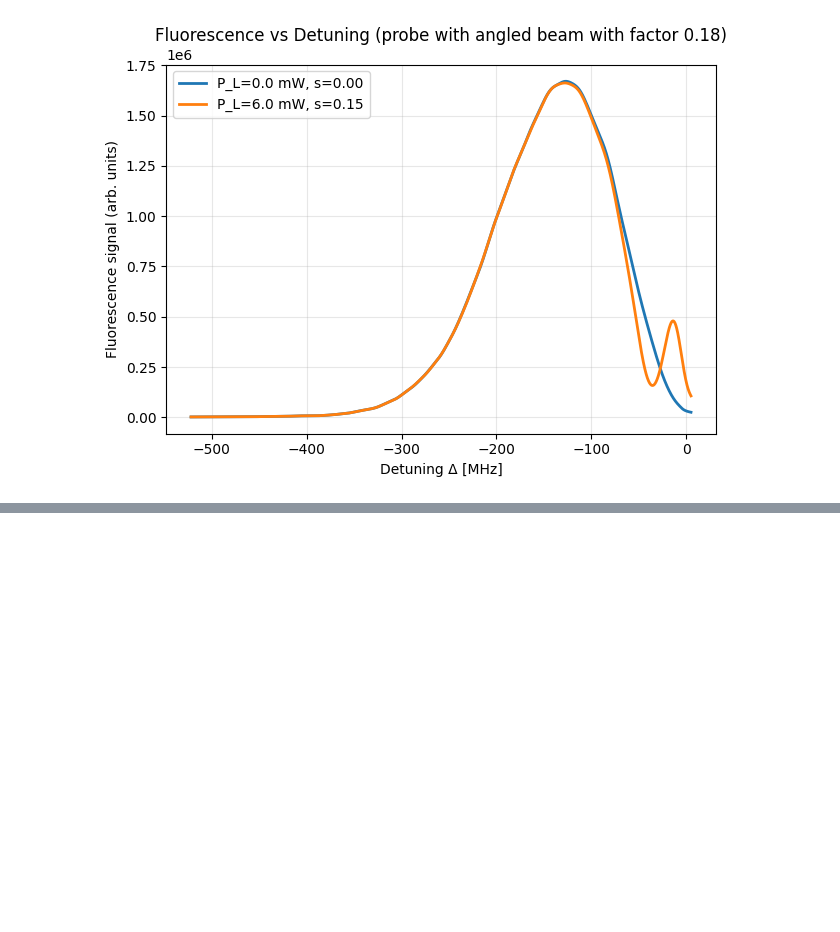
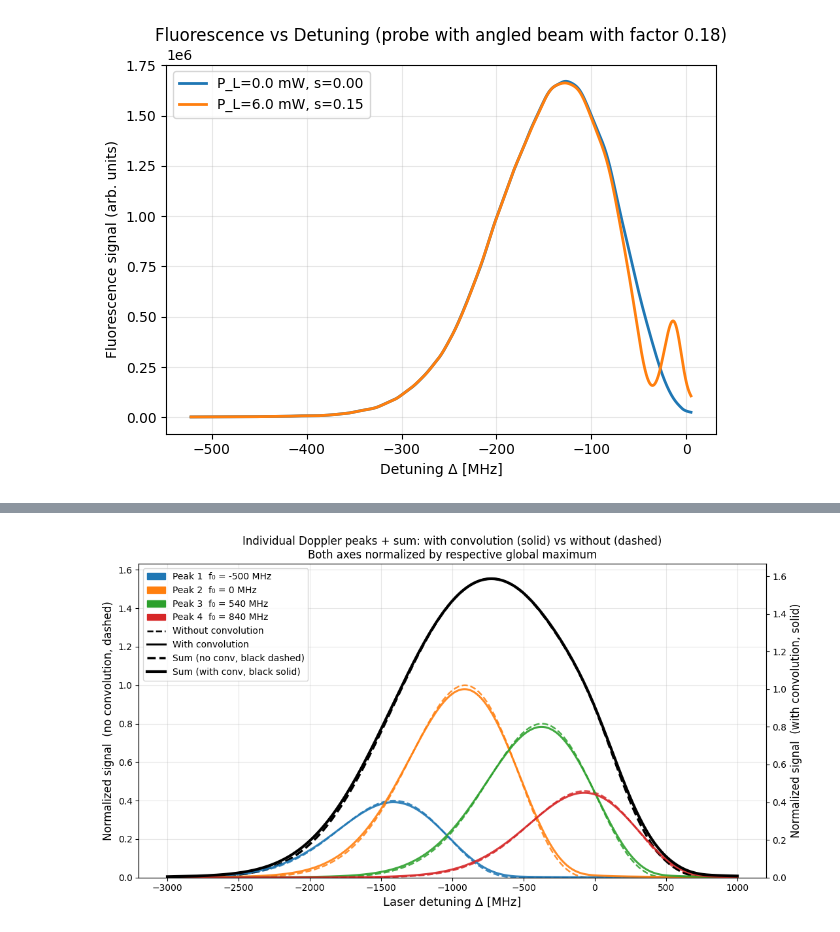
Before and after one commit to arw131072/zeeman-slower-test, a Jupyter notebook: power-broadening.ipynb, the cells around one changed output, grey strips where cells are left out. Saved outputs shown, nothing was run; the diff lists cells and outputs as text; code cells hidden in the pictures; blank space fills up the shorter version.

```diff
--- a/power-broadening.ipynb
+++ b/power-broadening.ipynb
@@ -1325,0 +1475,60 @@ plt.show()
+# %%
+
+# Compare all 4 individual peaks + sum: with vs without convolution
+# Normalize each group by its global maximum (different units → normalize by max for fair shape comparison)
+
+# Build non-convolved peaks on the same frequency axis as the convolution result
+raw_each_peak = []
+for f0_i, A_i in zip(f0_list, A_list):
+    raw_each_peak.append(model_func_all(f_model, f0_i, A_i, B_399, offset=0))
+raw_sum = np.sum(np.array(raw_each_peak), axis=0)
+
+# Global normalization factors (one per axis / quantity)
+raw_max  = max(np.max(p) for p in raw_each_peak)
+conv_max = max(np.max(c) for c in conv_each_peak)
+
+# Peak labels: f0 in MHz (f0_list units are MHz·2π, divide by 2π to get MHz)
+f0_MHz_vals = [f'{f0_i / (2 * np.pi):.0f}' for f0_i in f0_list]
+
+colors_4 = ['C0', 'C1', 'C2', 'C3']
+
+fig, ax1 = plt.subplots(figsize=(11, 6))
+ax2 = ax1.twinx()
+
+# Individual peaks
+for i, (raw, conv, color, lbl) in enumerate(zip(raw_each_peak, conv_each_peak, colors_4, f0_MHz_vals)):
+    raw_norm  = raw  / raw_max
+    conv_norm = conv / conv_max
+    ax1.plot(delta_scan_MHz, raw_norm,  '--', color=color, linewidth=1.8, alpha=0.85)
+    ax2.plot(delta_scan_MHz, conv_norm, '-',  color=color, linewidth=2.2, alpha=0.90)
+
+# Summed curves in black
+ax1.plot(delta_scan_MHz, raw_sum / raw_max,         '--', color='k', linewidth=2.5, label='Sum (no conv)')
+ax2.plot(delta_scan_MHz, sum_conv / conv_max,       '-',  color='k', linewidth=3.0, label='Sum (with conv)')
+
+ax1.set_xlabel('Laser detuning Δ [MHz]', fontsize=13)
+ax1.set_ylabel('Normalized signal  (no convolution, dashed)', fontsize=12)
+ax2.set_ylabel('Normalized signal  (with convolution, solid)',  fontsize=12)
+ax1.set_ylim(bottom=0)
+ax2.set_ylim(bottom=0)
+
+# Combined legend: 4 color patches for peaks + sum + 2 line-style entries
+from matplotlib.lines import Line2D
+from matplotlib.patches import Patch
+peak_handles = [Patch(color=colors_4[i], label=f'Peak {i+1}  f₀ = {f0_MHz_vals[i]} MHz')
+                for i in range(4)]
+style_handles = [
+    Line2D([0], [0], color='k', lw=1.8, ls='--', label='Without convolution'),
+    Line2D([0], [0], color='k', lw=2.2, ls='-',  label='With convolution'),
+    Line2D([0], [0], color='k', lw=2.5, ls='--', label='Sum (no conv, black dashed)'),
+    Line2D([0], [0], color='k', lw=3.0, ls='-',  label='Sum (with conv, black solid)'),
+]
+ax1.legend(handles=peak_handles + style_handles, loc='upper left', fontsize=10, ncol=1)
+
+ax1.set_title('Individual Doppler peaks + sum: with convolution (solid) vs without (dashed)\n'
+              'Both axes normalized by respective global maximum', fontsize=12)
+ax1.grid(True, alpha=0.3)
+plt.tight_layout()
+plt.show()
+# %% [output]
+[figure, added]
```
Also changed, not shown: parts of 7 cells of this notebook.
